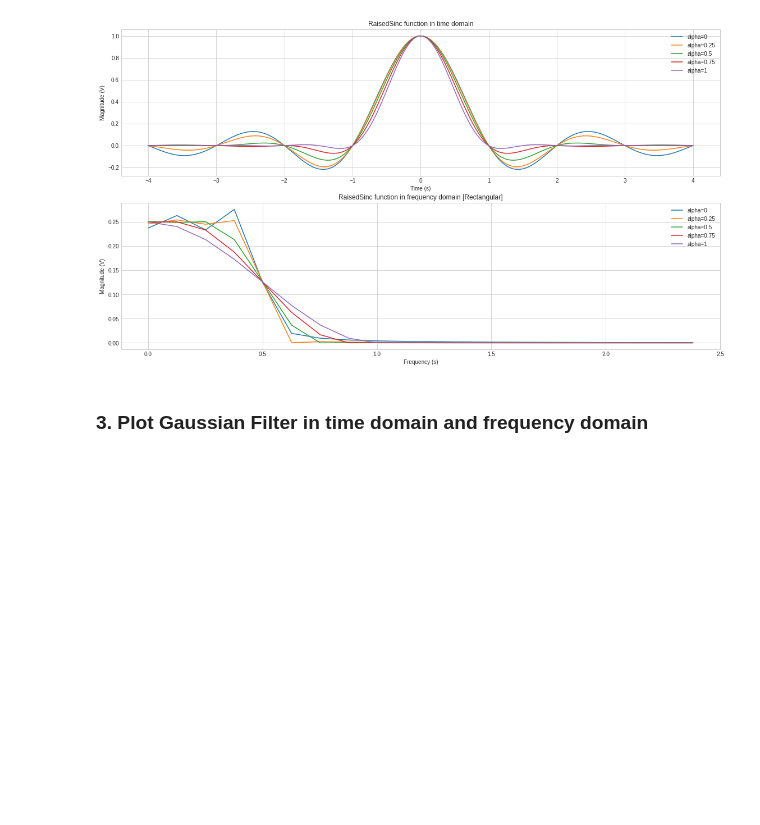
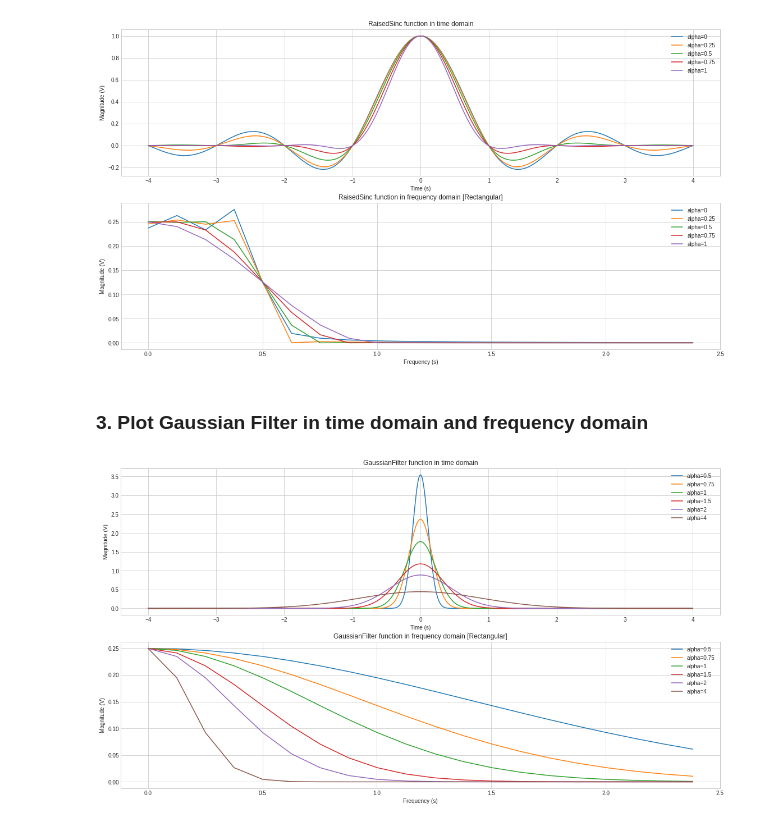
Before and after one commit to akraradets/2020AugSignalProcessing, a Jupyter notebook: lab/lab-7 individual/lab7.ipynb, the cells around one changed output. Cells and saved outputs as stored; diff of their text form; code cells hidden in the pictures; blank space fills up the shorter version.

```diff
--- a/lab/lab-7 individual/lab7.ipynb
+++ b/lab/lab-7 individual/lab7.ipynb
@@ -86,36 +86,38 @@ plt.show()
 ### 3. Plot Gaussian Filter in time domain and frequency domain
 # %%
 def GaussianFilter(t,f, alpha = 0):
-    # temp = t * np.pi * f
-    s = np.sin(t * np.pi * f) / (np.pi*t)
-    c = np.cos(t * np.pi * f * alpha) / (1 - (4.0 * alpha * t * f / 2.0 )**2 )
-    return s * c
+    a = np.pi**0.5 / alpha
+    b = np.exp( -1 * (np.pi * t / alpha)**2  )
 
-# print(4.0**2)
+    # s = np.sin(t * np.pi * f) / (np.pi*t)
+    # c = np.cos(t * np.pi * f * nalpha) / (1 - (4.0 * alpha * t * f / 2.0 )**2 )
+    return a * b
 
 f = 1
 fs = 100
 t = np.linspace(-4,4,800)
 
 fig,ax = plt.subplots(2,figsize=(16,9))
 fig.tight_layout(pad=3.0)
-for alpha in [0, 0.25, 0.5, 0.75,  1]:
+for alpha in [0.5, 0.75, 1, 1.5, 2, 4]:
     hauGuassianFilter = GaussianFilter(t,f,alpha)
     ax[0].plot(t,hauGuassianFilter, label=f"alpha={alpha}")
 
     HauGuassianFilter, F_range = calFFT(hauGuassianFilter, fs)
     ax[1].plot(F_range[0:20],HauGuassianFilter[0:20], label=f"alpha={alpha}")
 
 
 ax[0].set_xlabel('Time (s)')
 ax[0].set_ylabel('Magnitude (V)')
 ax[0].set_title(f"GaussianFilter function in time domain")
 ax[0].legend()
 
 
 ax[1].set_xlabel('Frequency (s)')
 ax[1].set_ylabel('Magnitude (V)')
 ax[1].set_title(f"GaussianFilter function in frequency domain [Rectangular]")
 ax[1].legend()
 
 plt.show()
+# %% [output]
+[figure, added]
```
